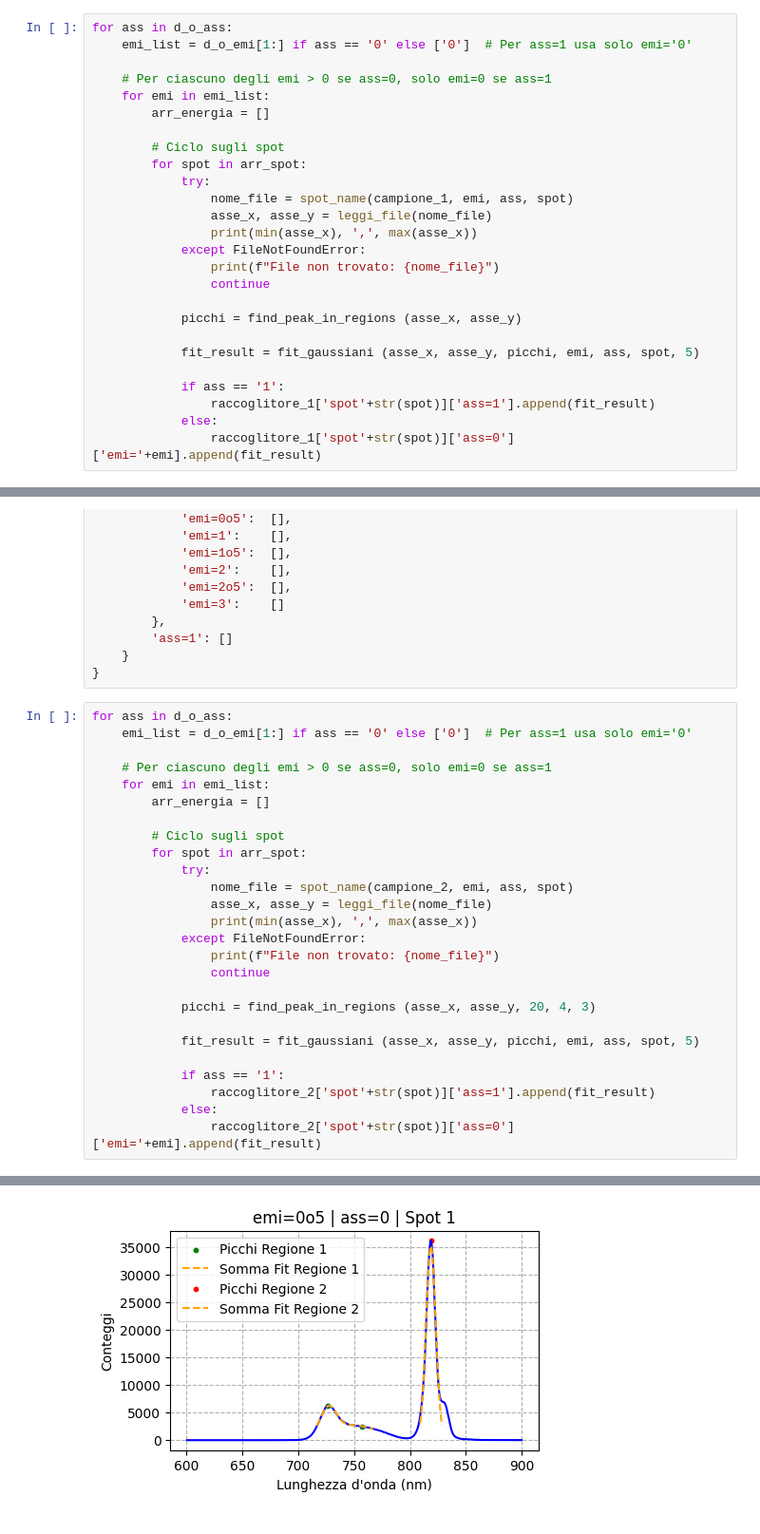
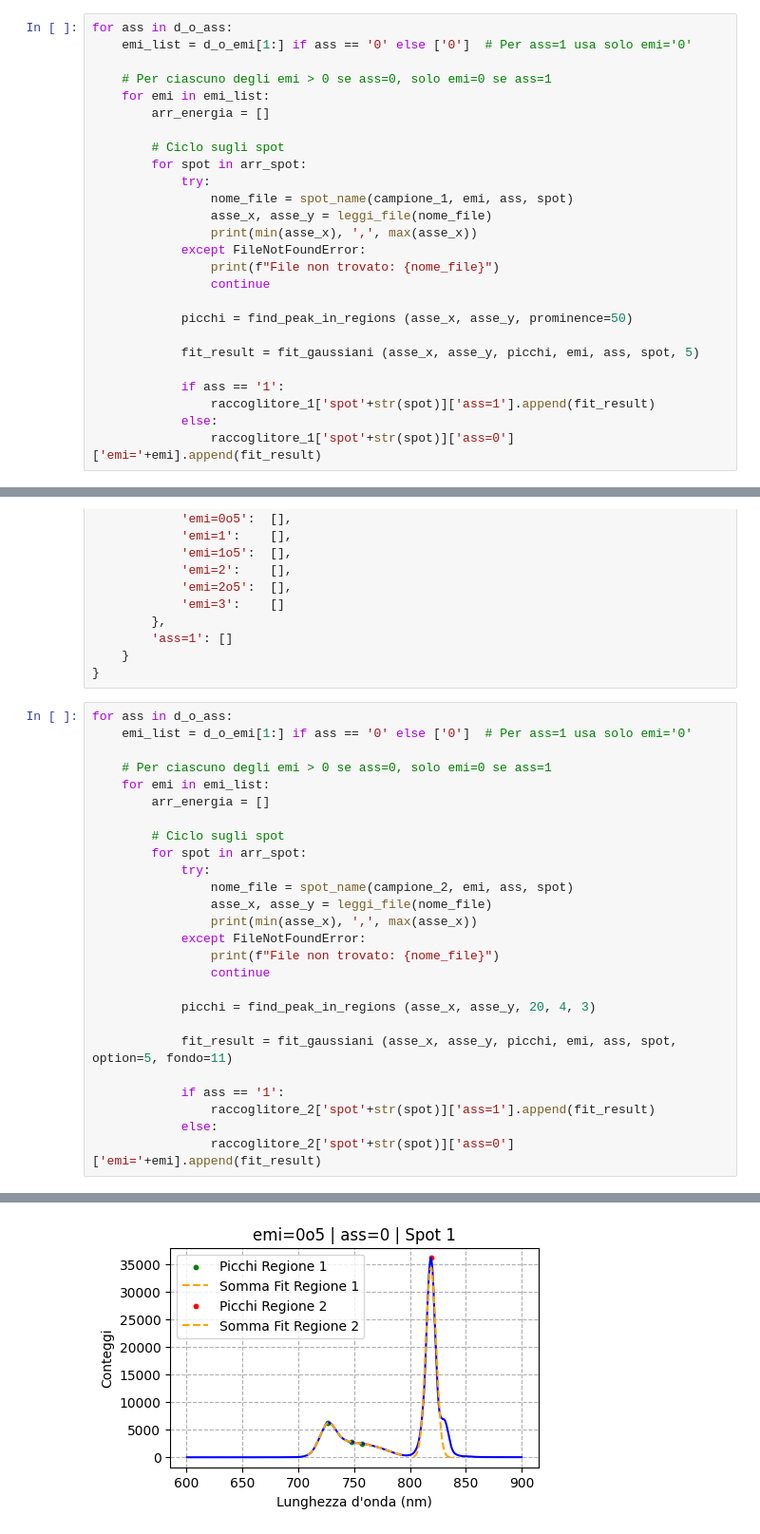
Before and after one commit to zosojack/lab-ss, a Jupyter notebook: QM2/Analisi/tre_spot_picchi.ipynb, the cells around one changed output, grey strips where cells are left out. Shown: that part at 95% size. Cells and saved outputs as stored; diff of their text form.

```diff
--- a/QM2/Analisi/tre_spot_picchi.ipynb
+++ b/QM2/Analisi/tre_spot_picchi.ipynb
@@ -71,7 +71,7 @@ for ass in d_o_ass:
                 print(f"File non trovato: {nome_file}")
                 continue
 
-            picchi = find_peak_in_regions (asse_x, asse_y)
+            picchi = find_peak_in_regions (asse_x, asse_y, prominence=50)
 
             fit_result = fit_gaussiani (asse_x, asse_y, picchi, emi, ass, spot, 5)
 
@@ -181,7 +175,7 @@ for ass in d_o_ass:
 
             picchi = find_peak_in_regions (asse_x, asse_y, 20, 4, 3)
 
-            fit_result = fit_gaussiani (asse_x, asse_y, picchi, emi, ass, spot, 5)
+            fit_result = fit_gaussiani (asse_x, asse_y, picchi, emi, ass, spot, option=5, fondo=11)
 
             if ass == '1':
                 raccoglitore_2['spot'+str(spot)]['ass=1'].append(fit_result)
@@ -197,3 +200,3 @@ Fit (singola gaussiana) per Regione 2:
-[figure, old version]
+[figure, new version]
 600.364 , 899.946
 Fit (doppia gaussiana) per Regione 1:
```
Also changed, not shown: parts of 4 cells of this notebook, 8 other files.
